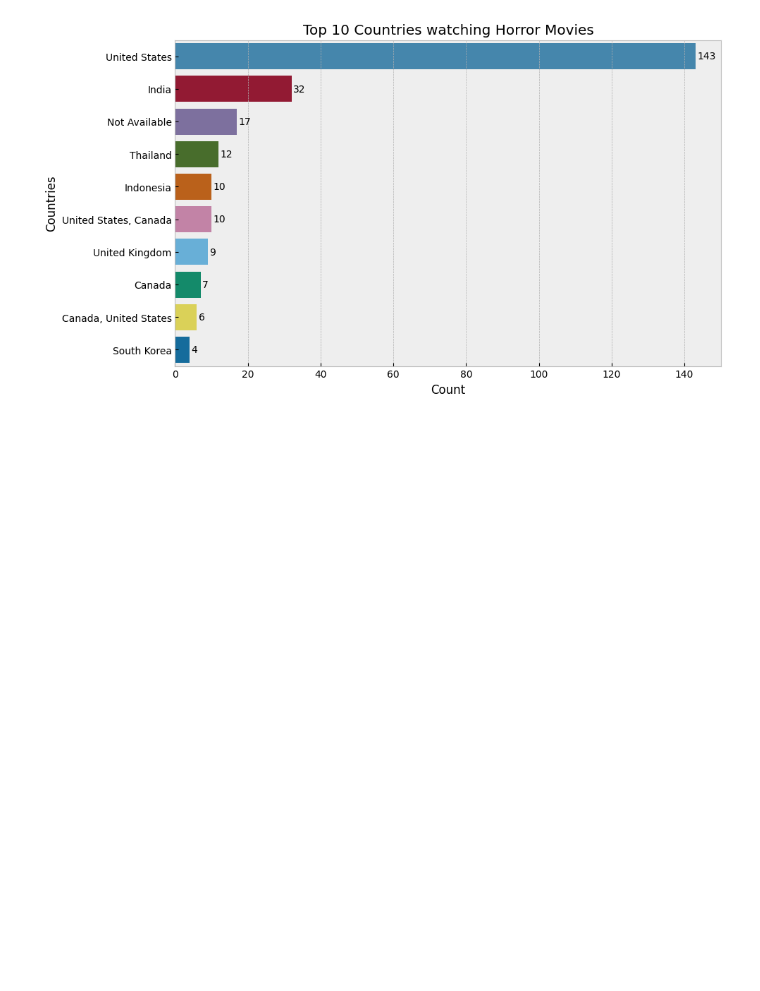
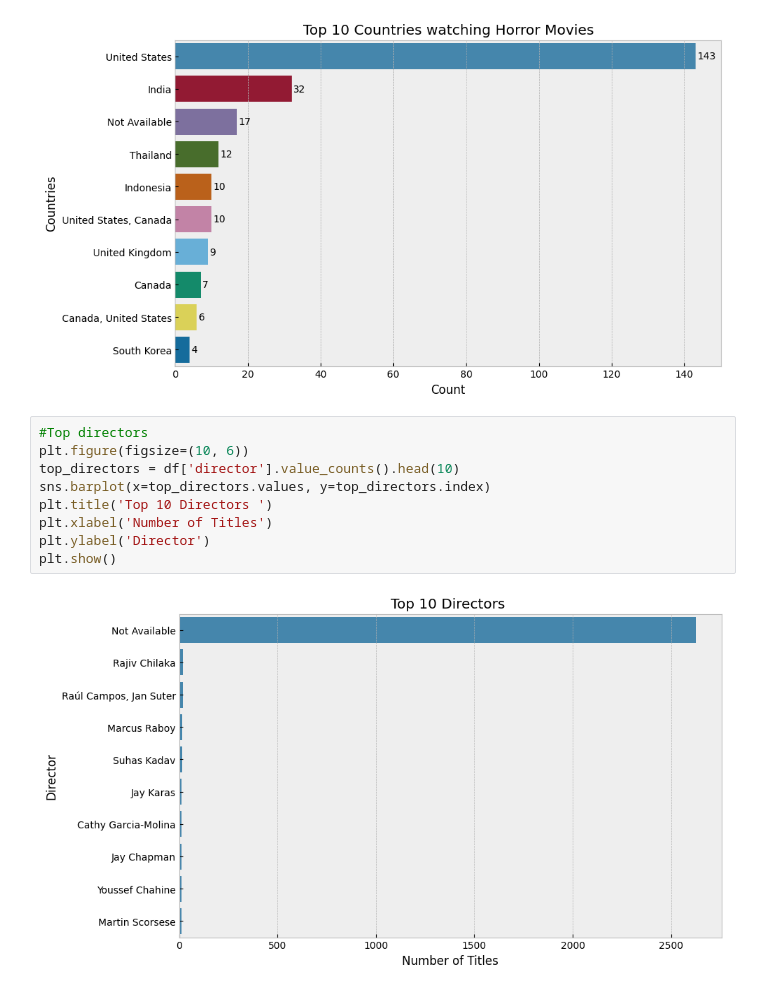
Before and after one commit to AlkaAttri/Data-Visualization, a Jupyter notebook: Netflix_Project/Netflix_Data_Visualization.ipynb, the cells around one changed output. Saved outputs shown, nothing was run; the diff lists cells and outputs as text; blank space fills up the shorter version.

```diff
--- a/Netflix_Project/Netflix_Data_Visualization.ipynb
+++ b/Netflix_Project/Netflix_Data_Visualization.ipynb
@@ -271,3 +302,14 @@ for p in ax.patches:
 plt.show()
 # %% [output]
 [figure]
+# %%
+#Top directors
+plt.figure(figsize=(10, 6))
+top_directors = df['director'].value_counts().head(10)
+sns.barplot(x=top_directors.values, y=top_directors.index)
+plt.title('Top 10 Directors ')
+plt.xlabel('Number of Titles')
+plt.ylabel('Director')
+plt.show()
+# %% [output]
+[figure, added]
```
Also changed, not shown: parts of 4 cells of this notebook.
